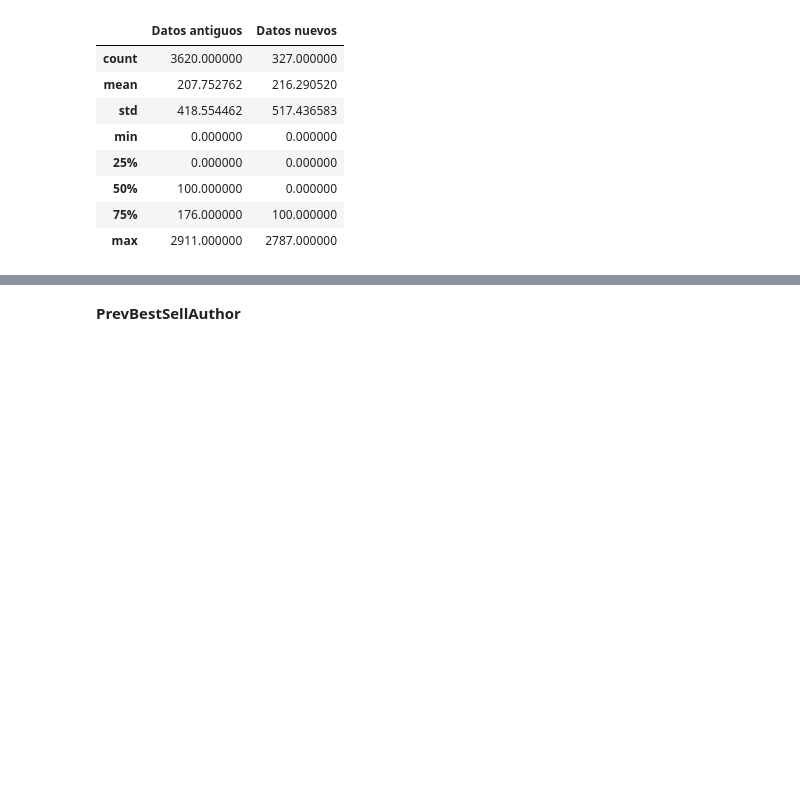
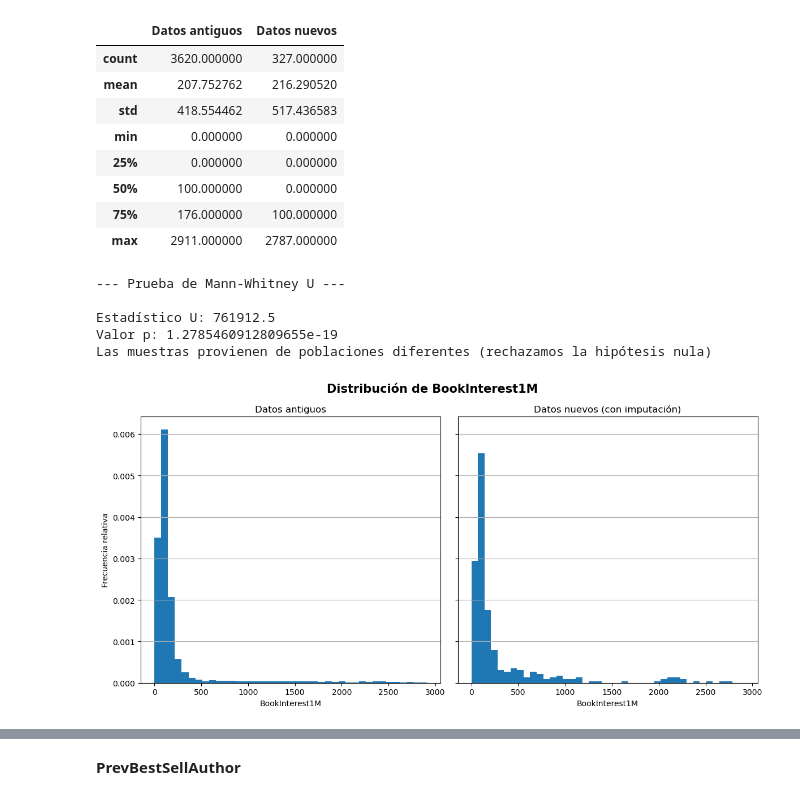
Before and after one commit to MMCCJJ/NOVELLA, a Jupyter notebook: exploracion/exploracion_variables_relevantes.ipynb, the cells around one changed output, grey strips where cells are left out. Cells and saved outputs as stored; diff of their text form; code cells hidden in the pictures; blank space fills up the shorter version.

```diff
--- a/exploracion/exploracion_variables_relevantes.ipynb
+++ b/exploracion/exploracion_variables_relevantes.ipynb
@@ -11,6 +11,7 @@ import pandas as pd
 # %%
 df_train = pd.read_csv('trainConGenresList.csv')
 df_test = pd.read_csv('test_FINAL_EVALUACION.csv')
+df_test_TRENDS_imputados = pd.read_csv('testConTrendsImputados.csv')
 # %%
 df_train.head()
 # %% [output]
@@ -157,3 +176,38 @@ df_bookInterest
 | 50% | 100.000000 | 0.000000 |
 | 75% | 176.000000 | 100.000000 |
 | max | 2911.000000 | 2787.000000 |
+# %%
+BITrain = df_train['BookInterest1M']
+BITest = df_test['BookInterest1M']
+realizarMWUTest(BITrain, BITest)
+# %% [output]
+--- Prueba de Mann-Whitney U ---
+
+Estadístico U: 761912.5
+Valor p: 1.2785460912809655e-19
+Las muestras provienen de poblaciones diferentes (rechazamos la hipótesis nula)
+# %%
+# Crear subgráficos
+fig, axs = plt.subplots(1, 2, figsize=(12, 6), sharex = "all", sharey = "all")
+
+# Histograma de frecuencia relativa para datos antiguos
+nbins = 40
+
+axs[0].hist(df_train['BookInterest1M'], bins=nbins, density=True)  # density=True para frecuencia relativa
+axs[0].set_title('Datos antiguos')
+axs[0].set_xlabel('BookInterest1M')
+axs[0].set_ylabel('Frecuencia relativa')
+axs[0].grid(axis='y')
+
+# Histograma de frecuencia relativa para datos nuevos
+axs[1].hist(df_test_TRENDS_imputados['BookInterest1M'], bins=nbins, density=True)  # density=True para frecuencia relativa
+axs[1].set_title('Datos nuevos (con imputación)')
+axs[1].set_xlabel('BookInterest1M')
+axs[1].grid(axis='y')
+
+plt.suptitle("Distribución de BookInterest1M", fontsize = 15, fontweight = "bold")
+# Mostrar el gráfico
+plt.tight_layout()
+plt.show()
+# %% [output]
+[figure, added]
```
Also changed, not shown: parts of 8 cells of this notebook.
